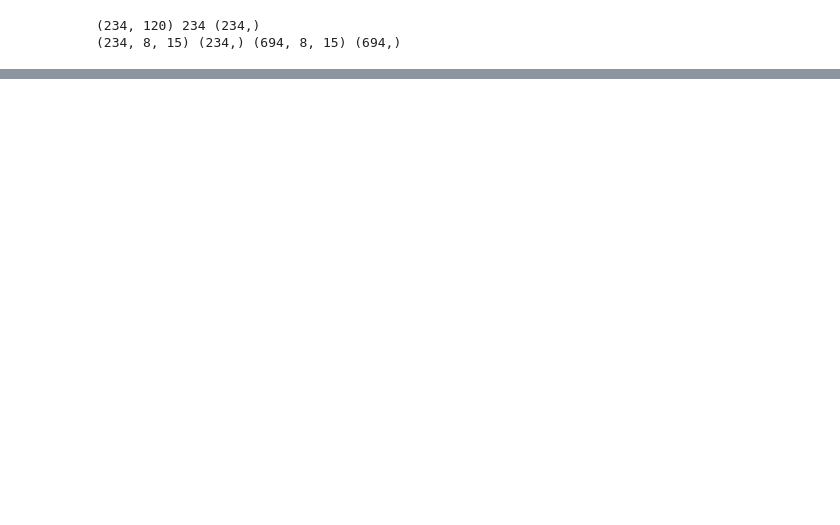
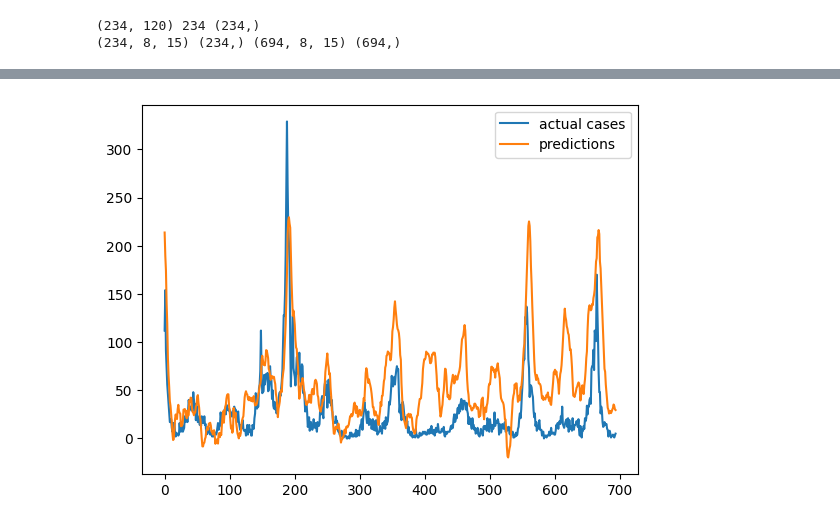
Before and after one commit to ValerieDier/multivariate_timeseries_forecasting_dengue, a Jupyter notebook: notebooks/lstm_trial_nlags_MV.ipynb, the cells around one changed output, grey strips where cells are left out. Cells and saved outputs as stored; diff of their text form; code cells hidden in the pictures; blank space fills up the shorter version.

```diff
--- a/notebooks/lstm_trial_nlags_MV.ipynb
+++ b/notebooks/lstm_trial_nlags_MV.ipynb
@@ -531,3 +479,11 @@ inv_y = inv_y[:,0]
+# %%
+# plot actual and predicted
+pyplot.plot(inv_y, label='actual cases')
+pyplot.plot(inv_yhat, label='predictions')
+pyplot.legend()
+pyplot.show()
+# %% [output]
+[figure, added]
 # %%
 # calculate RMSE
 rmse = sqrt(mean_squared_error(inv_y, inv_yhat))
```
Also changed, not shown: parts of 33 cells of this notebook, 6 other files.
